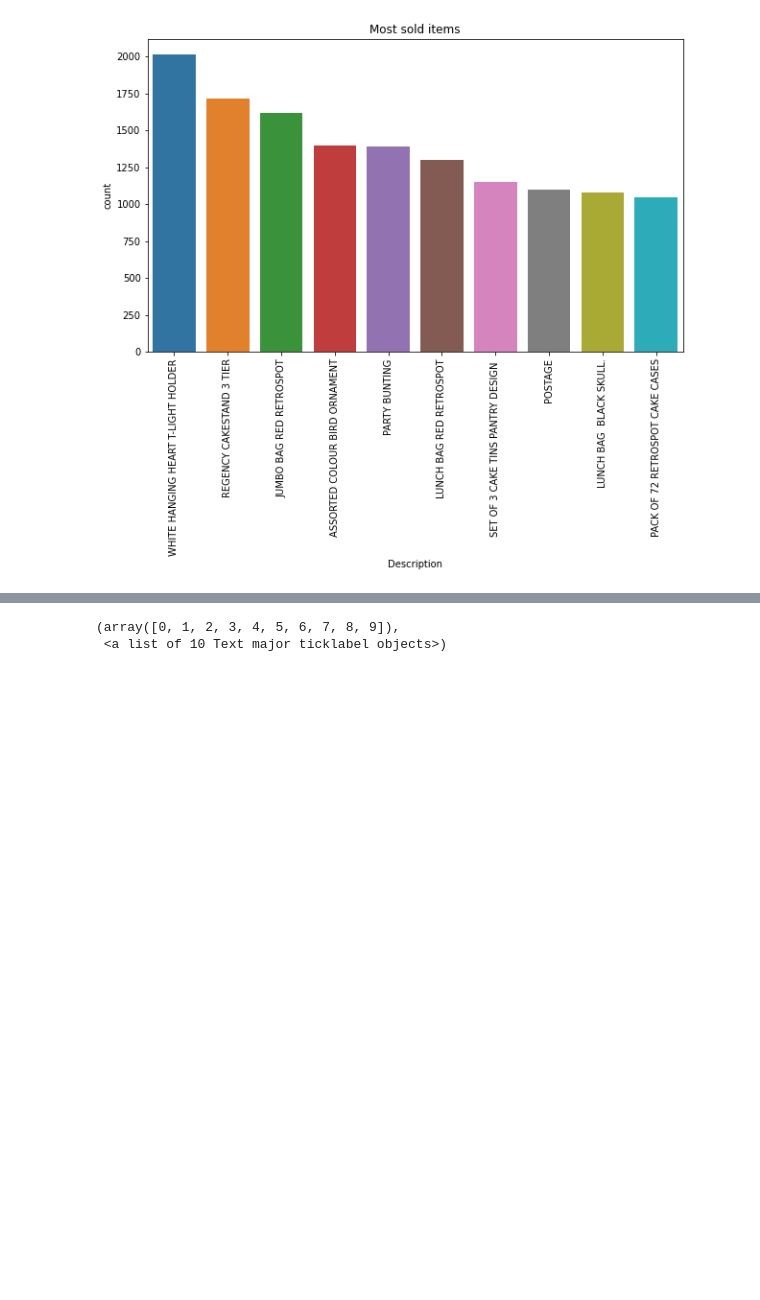
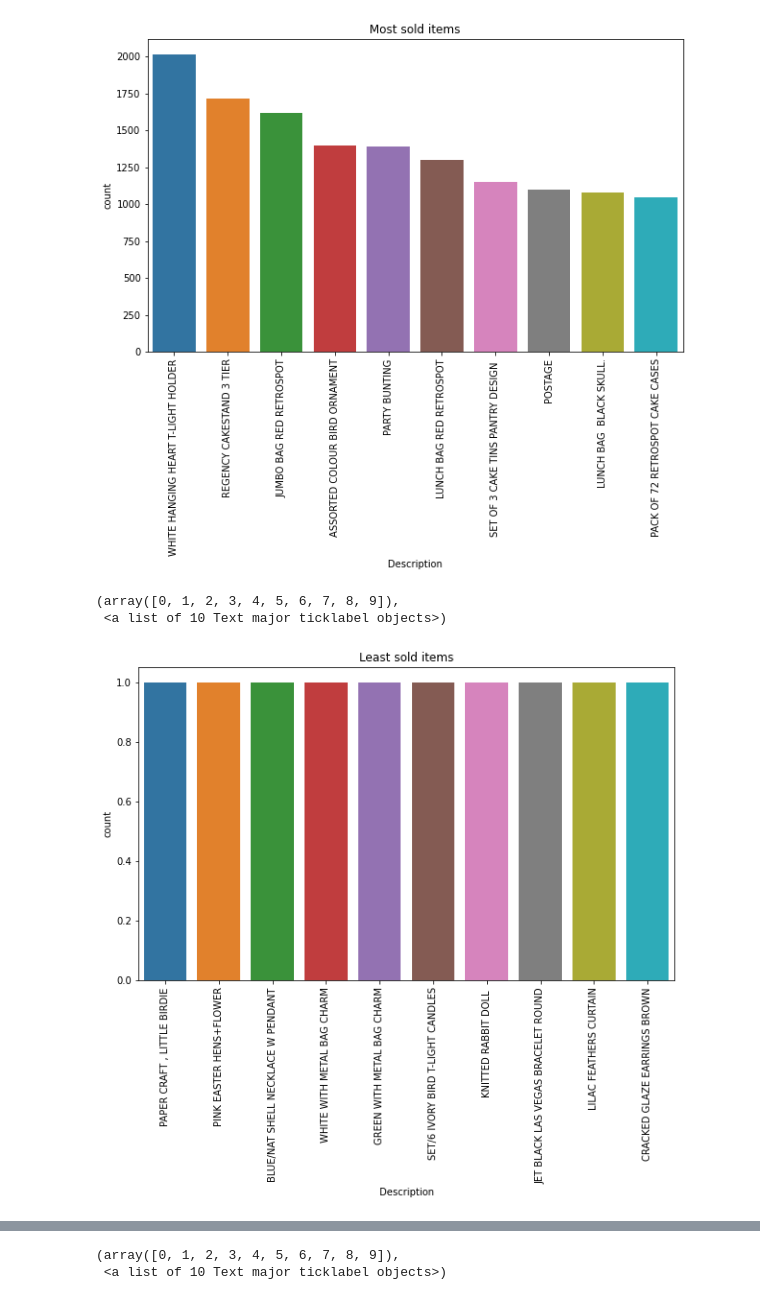
Before and after one commit to shreesha2304/Online-Retail-Customer-Segmentation, a Jupyter notebook: Online_Retail_Customer_Segmentation_Capstone_Project.ipynb, the cells around one changed output, grey strips where cells are left out. Drawn from its saved outputs; the diff is of its cells as text; code cells hidden in the pictures; blank space fills up the shorter version.

```diff
--- a/Online_Retail_Customer_Segmentation_Capstone_Project.ipynb
+++ b/Online_Retail_Customer_Segmentation_Capstone_Project.ipynb
@@ -228,3 +228,13 @@ plt.xticks(rotation=90)
 (array([0, 1, 2, 3, 4, 5, 6, 7, 8, 9]),
  <a list of 10 Text major ticklabel objects>)
 [figure]
+# %%
+#let's check the items that sold the least
+plt.figure(figsize=(10,6))
+sns.countplot(x='Description', data=df, order=df['Description'].value_counts().iloc[-1:-11:-1].index)
+plt.title("Least sold items")
+plt.xticks(rotation=90)
+# %% [output]
+(array([0, 1, 2, 3, 4, 5, 6, 7, 8, 9]),
+ <a list of 10 Text major ticklabel objects>)
+[figure, added]
```
Also changed, not shown: parts of 8 cells of this notebook.
